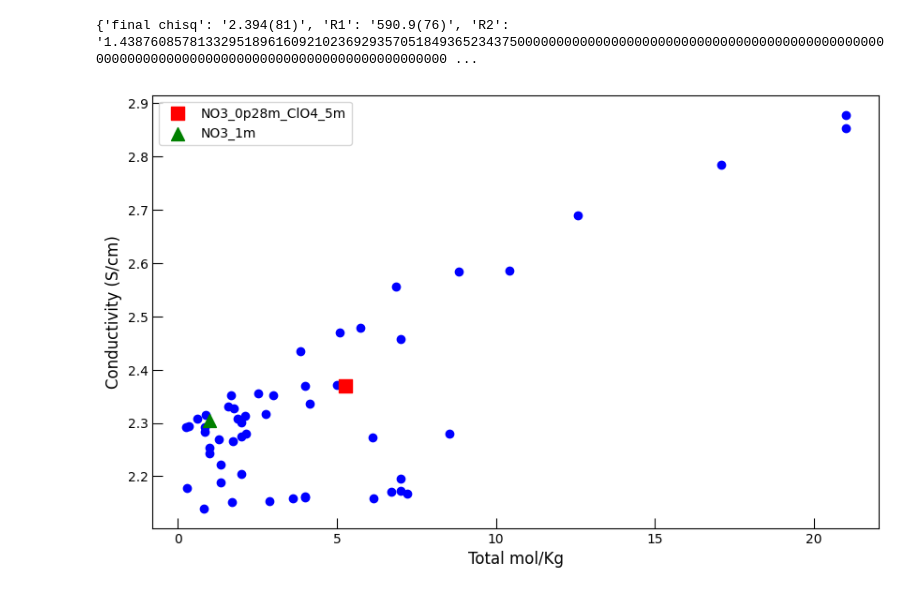
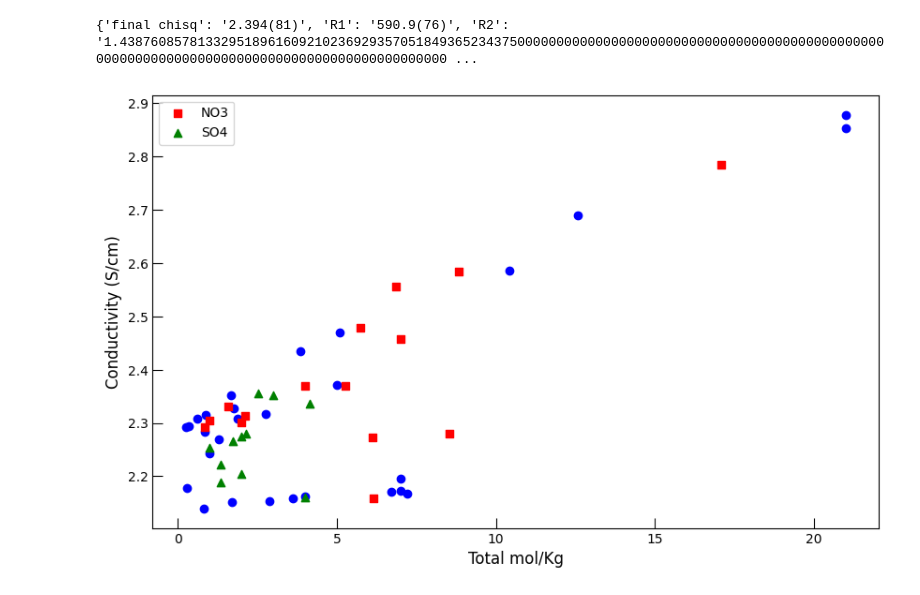
Before and after one commit to lopezgroup-NU/BatteryRobot, a Jupyter notebook: MainProject/src/main/visualize.ipynb, the cells around one changed output. Saved outputs shown, nothing was run; the diff lists cells and outputs as text; code cells hidden in the pictures.

```diff
--- a/MainProject/src/main/visualize.ipynb
+++ b/MainProject/src/main/visualize.ipynb
@@ -592,7 +593,7 @@ def plot_highlight(file, *targets, markers=["s", "^", "D", "P", "X", "+"], color
     Default number of markers and colours are 6. You can specify your own if you'd like. Marker colour will
     be the corresponding colour at the same index in the colours list
 
-    Remember that blue circle is the default marker. So don't specify "o" and "blue"
+    Remember that blue circle is the default marker. You can duplicate the markers/colours
 
     Usage: plot_and_highlight("/path/to/file", "SO4_1p2m_AC_0p14m", "SO4_1p74m")
     """
@@ -659,33 +660,33 @@ def plot_mass_highlight(file, *targets,  markers = ["s", "^", "D", "P", "X", "+"
     sums_no_highlight = []
     cv_diff_no_highlight = []
     for i, name in enumerate(df['name']):
         if df['precipitated_out'][i]:
             continue
         found = False
         for target in targets:
             # simple check to see if ion is in name
             if target in name:
                 targets_dict[target][0].append(df['sum'][i])
                 targets_dict[target][1].append(df['avg_cv_diff'][i])
                 found = True
         if found:
             continue
         sums_no_highlight.append(df['sum'][i])
         cv_diff_no_highlight.append(df['avg_cv_diff'][i])
 
     plt.figure(figsize=(10, 6))
     # Scatter unhighlighted points
     plt.scatter(sums_no_highlight, cv_diff_no_highlight, color="blue")
     # Plot highlighted points individualy
     for target, tup in targets_dict.items():
         x, y, marker, color = tup
         plt.scatter(x, y, color=color, marker=marker, label=target)
     plt.legend()
     plt.xlabel("Total mol/Kg", fontsize=12)
     plt.ylabel("Conductivity (S/cm)", fontsize=12)
     plt.tick_params(axis='both', direction='in', length=8, labelsize=10)
     plt.show()
-plot_highlight("data.csv", "NO3_0p28m_ClO4_5m", "NO3_1m")
-# plot_mass_highlight("data.csv","NO3", "SO4")
+# plot_highlight("data.csv", "NO3_0p28m_ClO4_5m", "NO3_1m")
+plot_mass_highlight("data.csv","NO3", "SO4")
 # %% [output]
-[figure, old version]
+[figure, new version]
```
Also changed, not shown: parts of 1 cell of this notebook, 14 other files.
